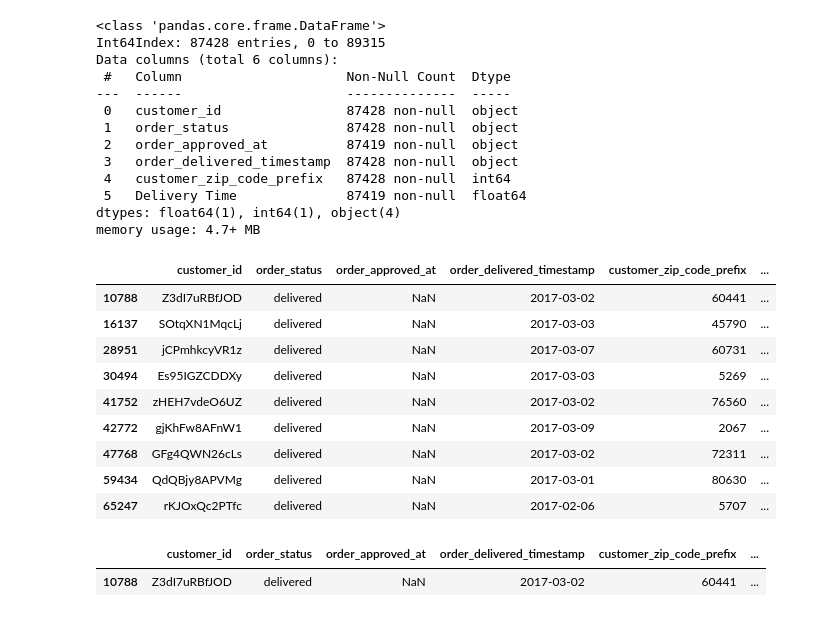
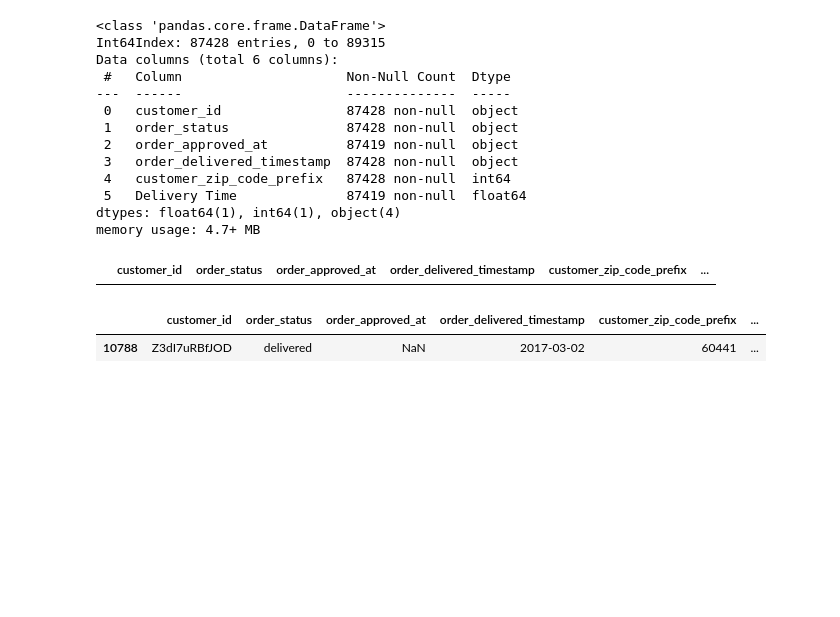
Before and after one commit to radyadhewa/Intelligo-Kali-Ini-Lolos, a Jupyter notebook: IntelligoKIL.ipynb, the cells around one changed output. Cells and saved outputs as stored; diff of their text form; code cells hidden in the pictures; blank space fills up the shorter version.

```diff
--- a/IntelligoKIL.ipynb
+++ b/IntelligoKIL.ipynb
@@ -730,20 +730,11 @@ Data columns (total 6 columns):
 dtypes: float64(1), int64(1), object(4)
 memory usage: 4.7+ MB
 # %%
-maskcheck = df_4_mean_fix['order_approved_at'].isnull()
+maskcheck = df_4_mean_fix['order_delivered_timestamp'].isnull()
 
 df_4_mean_fix[maskcheck]
 # %% [output]
 |  | customer_id | order_status | order_approved_at | order_delivered_timestamp | customer_zip_code_prefix | ... |
-| 10788 | Z3dI7uRBfJOD | delivered | NaN | 2017-03-02 | 60441 | ... |
-| 16137 | SOtqXN1MqcLj | delivered | NaN | 2017-03-03 | 45790 | ... |
-| 28951 | jCPmhkcyVR1z | delivered | NaN | 2017-03-07 | 60731 | ... |
-| 30494 | Es95IGZCDDXy | delivered | NaN | 2017-03-03 | 5269 | ... |
-| 41752 | zHEH7vdeO6UZ | delivered | NaN | 2017-03-02 | 76560 | ... |
-| 42772 | gjKhFw8AFnW1 | delivered | NaN | 2017-03-09 | 2067 | ... |
-| 47768 | GFg4QWN26cLs | delivered | NaN | 2017-03-02 | 72311 | ... |
-| 59434 | QdQBjy8APVMg | delivered | NaN | 2017-03-01 | 80630 | ... |
-| 65247 | rKJOxQc2PTfc | delivered | NaN | 2017-02-06 | 5707 | ... |
 # %%
 df_4_mean_fix[df_4_mean_fix['customer_id'] == 'Z3dI7uRBfJOD']
 # %% [output]
```
Also changed, not shown: parts of 19 cells of this notebook.
